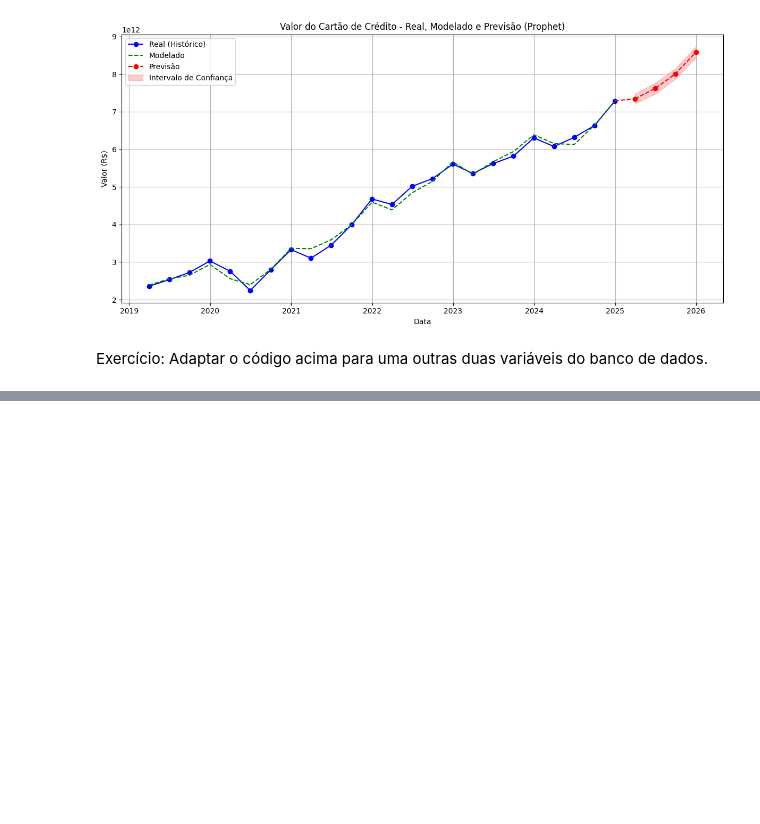
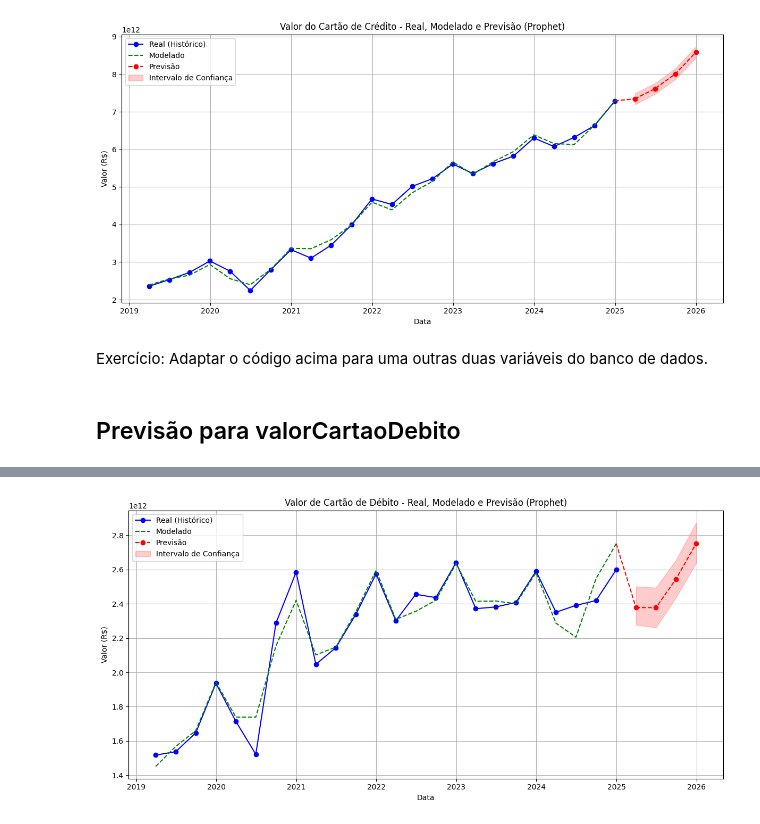
Before and after one commit to zxfastxz/etlBCB, a Jupyter notebook: MachineLearning.ipynb, the cells around one changed output, grey strips where cells are left out. Drawn from its saved outputs; the diff is of its cells as text; code cells hidden in the pictures; blank space fills up the shorter version.

```diff
--- a/MachineLearning.ipynb
+++ b/MachineLearning.ipynb
@@ -262,3 +262,59 @@ plt.show()
 [figure]
 # %% [markdown]
 Exercício: Adaptar o código acima para uma outras duas variáveis do banco de dados.
+# %% [markdown]
+<h2>Previsão para valorCartaoDebito
+# %%
+df_prophet = df[['datatrimestre', 'valorCartaoDebito']].copy()
+df_prophet = df_prophet.rename(columns={'datatrimestre': 'ds', 'valorCartaoDebito': 'y'})
+
+df_prophet['cap'] = df_prophet['y'].max()
+df_prophet['floor'] = 0
+
+from prophet import Prophet
+
+model = Prophet(
+    growth='logistic',
+    changepoint_prior_scale=0.3,
+    seasonality_prior_scale=10.0
+)
+model.add_seasonality(name='trimestral', period=365.25/4, fourier_order=5)
+model.fit(df_prophet)
+
+future = model.make_future_dataframe(periods=4, freq='QE')
+future['cap'] = df_prophet['cap'].max()
+future['floor'] = 0
+
+forecast = model.predict(future)
+
+ultima_data_real = df_prophet['ds'].max()
+historico = df_prophet.copy()
+forecast_modelado = forecast[forecast['ds'] <= ultima_data_real]
+forecast_futuro = forecast[forecast['ds'] > ultima_data_real]
+
+ultimo_modelado = forecast_modelado.iloc[-1][['ds', 'yhat']]
+primeiro_previsto = forecast_futuro.iloc[0][['ds', 'yhat']]
+
+transicao = pd.DataFrame({
+    'ds': [ultimo_modelado['ds'], primeiro_previsto['ds']],
+    'yhat': [ultimo_modelado['yhat'], primeiro_previsto['yhat']]
+})
+
+import matplotlib.pyplot as plt
+
+plt.figure(figsize=(12, 6))
+plt.plot(historico['ds'], historico['y'], label='Real (Histórico)', color='blue', marker='o')
+plt.plot(forecast_modelado['ds'], forecast_modelado['yhat'], label='Modelado', color='green', linestyle='--')
+plt.plot(forecast_futuro['ds'], forecast_futuro['yhat'], label='Previsão', color='red', linestyle='--', marker='o')
+plt.fill_between(forecast_futuro['ds'], forecast_futuro['yhat_lower'], forecast_futuro['yhat_upper'],
+                 color='red', alpha=0.2, label='Intervalo de Confiança')
+plt.plot(transicao['ds'], transicao['yhat'], color='red', linestyle='--')  # linha de conexão
+
+plt.title('Valor de Cartão de Débito - Real, Modelado e Previsão (Prophet)')
+plt.xlabel('Data')
+plt.ylabel('Valor (R$)')
+plt.grid(True)
+plt.legend()
+plt.tight_layout()
+plt.show()
+# %% [output]
@@ -264,0 +323 @@ Exercício: Adaptar o código acima para uma outras duas variáveis do banco de
+[figure, added]
```
Also changed, not shown: parts of 7 cells of this notebook.
